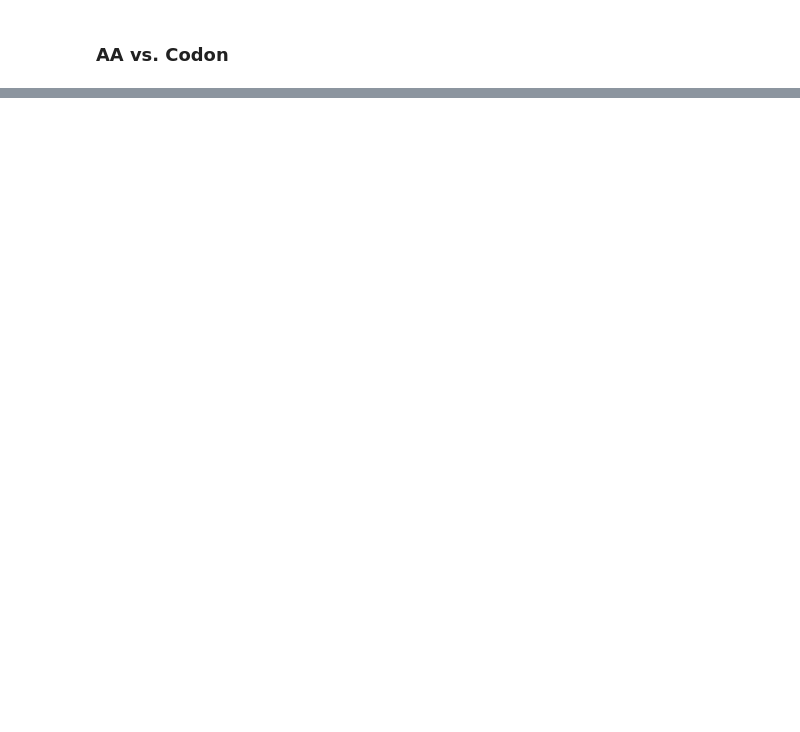
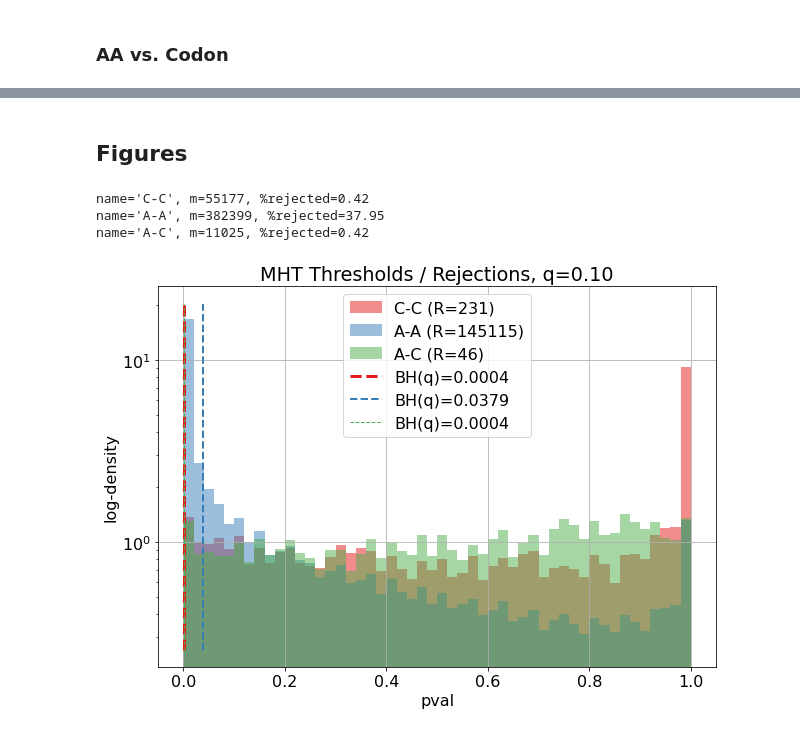
Before and after one commit to vistalab-technion/pp5, a Jupyter notebook: notebooks/05-pointwise_pvals.ipynb, the cells around one changed output, grey strips where cells are left out. Drawn from its saved outputs; the diff is of its cells as text; code cells hidden in the pictures; blank space fills up the shorter version.

```diff
--- a/notebooks/05-pointwise_pvals.ipynb
+++ b/notebooks/05-pointwise_pvals.ipynb
@@ -216,0 +282,7 @@ df_pvals
+# %%
+from pp5.codons import aac_tuples, aac_tuple_pairs, aac_index_pairs, AAC_TUPLE_SEP
+
+
+AA_TUPLES = [str.join(AAC_TUPLE_SEP, (a1[0], a2[0])) for (a1, a2) in aac_tuples(k=2)]
+AA_TUPLES = sorted(set(AA_TUPLES))
+print(f"{len(AA_TUPLES)=}")
@@ -304,0 +458,11 @@ ss_type='TURN' min=0.0, max=1.0
+# %%
+df_pvals_ac = results_to_df(
+    results_ac,
+    index_col_names=index_col_names,
+    sort_by=["pval"],
+    write_csv=f"out/pointwise_pvals_ac-{PVAL_THRESH}.csv",
+    split_cols=['tuple1', 'tuple2'],
+    split_cols_delim=AAC_TUPLE_SEP,
+)
+
+df_pvals_ac
@@ -304,0 +489,2 @@ ss_type='TURN' min=0.0, max=1.0
+# %% [markdown]
+## Figures
@@ -304,0 +516,53 @@ ss_type='TURN' min=0.0, max=1.0
+# %%
+plt.rcParams['font.size'] = 16
+
+fig, ax = plt.subplots(1, 1, figsize=(10, 7));
+colors = plt.cm.Set1.colors
+
+nbins = 50
+q = 0.1
+
+zip_name_df = tuple(zip(
+    ["C-C", "A-A", "A-C"],
+    [df_pvals_cc, df_pvals_aa, df_pvals_ac]
+))
+
+for i, (name, df) in enumerate(zip_name_df):
+    thresh = mht_bh(q, df['pval'])
+    num_rejections = np.sum(df['pval'] < thresh)
+    df.hist(
+        'pval',
+        bins=nbins,
+        ax=ax,
+        density=True,
+        log=True,
+        color=colors[i],
+        alpha=0.5,
+        label=f"{name} (R={num_rejections})",
+    )
+    m = len(df['pval'])
+    print(f"{name=}, {m=}, %rejected={num_rejections/m*100:.2f}")
+
+
+ymin, ymax = ax.get_ylim()
+for i, (name, df) in enumerate(zip_name_df):
+    thresh = mht_bh(q, df['pval'])
+    ax.vlines(
+        thresh,
+        ymin, ymax,
+        linewidths=1*(len(zip_name_df)-i),
+        linestyles="dashed",
+        colors=colors[i],
+        label=f"BH(q)={thresh:.04f}"
+    )
+
+ax.set_title(f"MHT Thresholds / Rejections, {q=:.2f}")
+ax.set_ylabel("log-density")
+ax.set_xlabel("pval")
+ax.legend();
+fig.savefig("out/pointwise_pvals_hist.png", bbox_inches="tight", dpi=150)
+# %% [output]
+name='C-C', m=55177, %rejected=0.42
+name='A-A', m=382399, %rejected=37.95
+name='A-C', m=11025, %rejected=0.42
+[figure, added]
```
Also changed, not shown: parts of 25 cells of this notebook.
